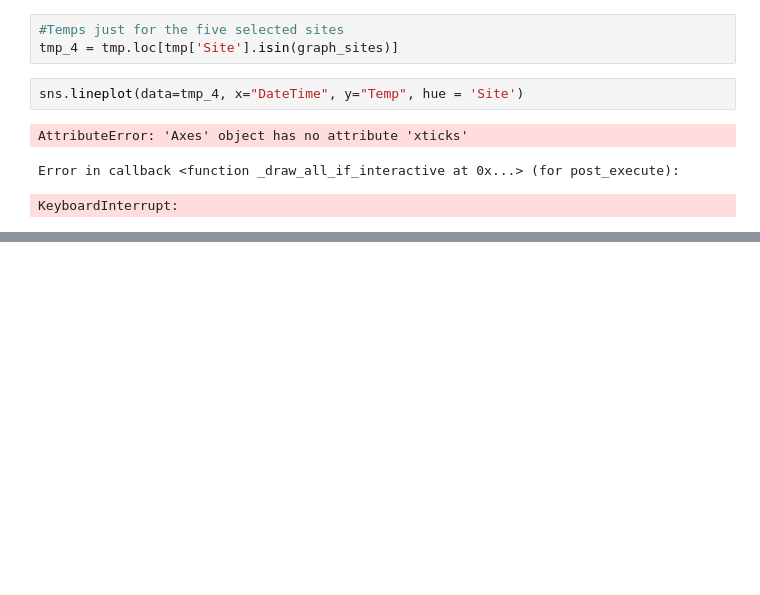
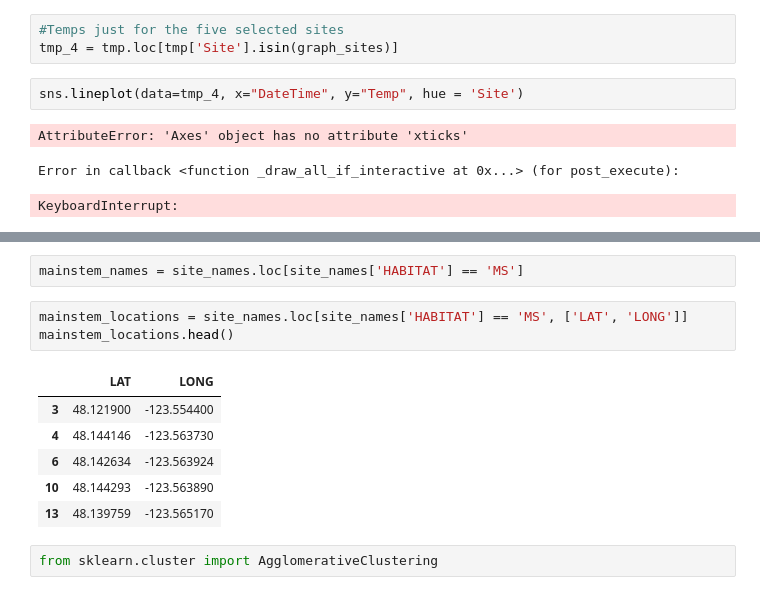
Before and after one commit to atsai23/CapstoneMSDS24.3, a Jupyter notebook: AT_EDA.ipynb, the cells around one changed output, grey strips where cells are left out. Saved outputs shown, nothing was run; the diff lists cells and outputs as text; blank space fills up the shorter version.

Commit message:
New EDA code w clusters
Hierarchical clustering

```diff
--- a/AT_EDA.ipynb
+++ b/AT_EDA.ipynb
@@ -278,0 +290,14 @@ KeyboardInterrupt:
+# %%
+mainstem_names = site_names.loc[site_names['HABITAT'] == 'MS']
+# %%
+mainstem_locations = site_names.loc[site_names['HABITAT'] == 'MS', ['LAT', 'LONG']]
+mainstem_locations.head()
+# %% [output]
+|  | LAT | LONG |
+| 3 | 48.121900 | -123.554400 |
+| 4 | 48.144146 | -123.563730 |
+| 6 | 48.142634 | -123.563924 |
+| 10 | 48.144293 | -123.563890 |
+| 13 | 48.139759 | -123.565170 |
+# %%
+from sklearn.cluster import AgglomerativeClustering
```
Also changed, not shown: parts of 5 cells of this notebook, 4 other files.
